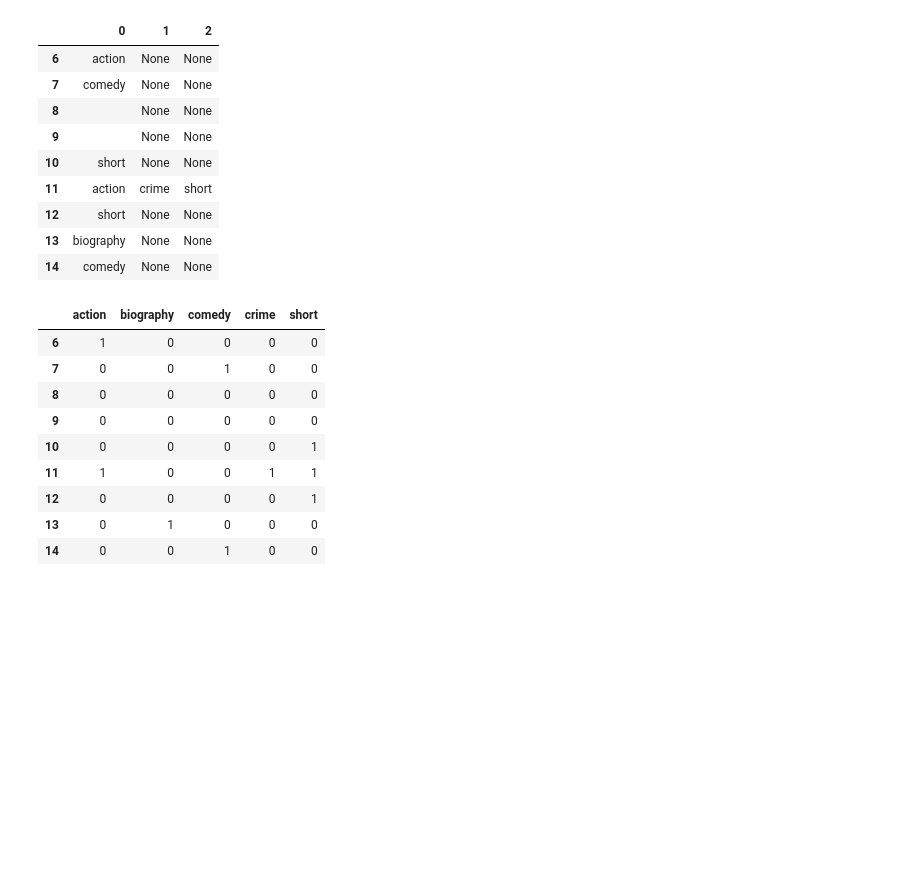
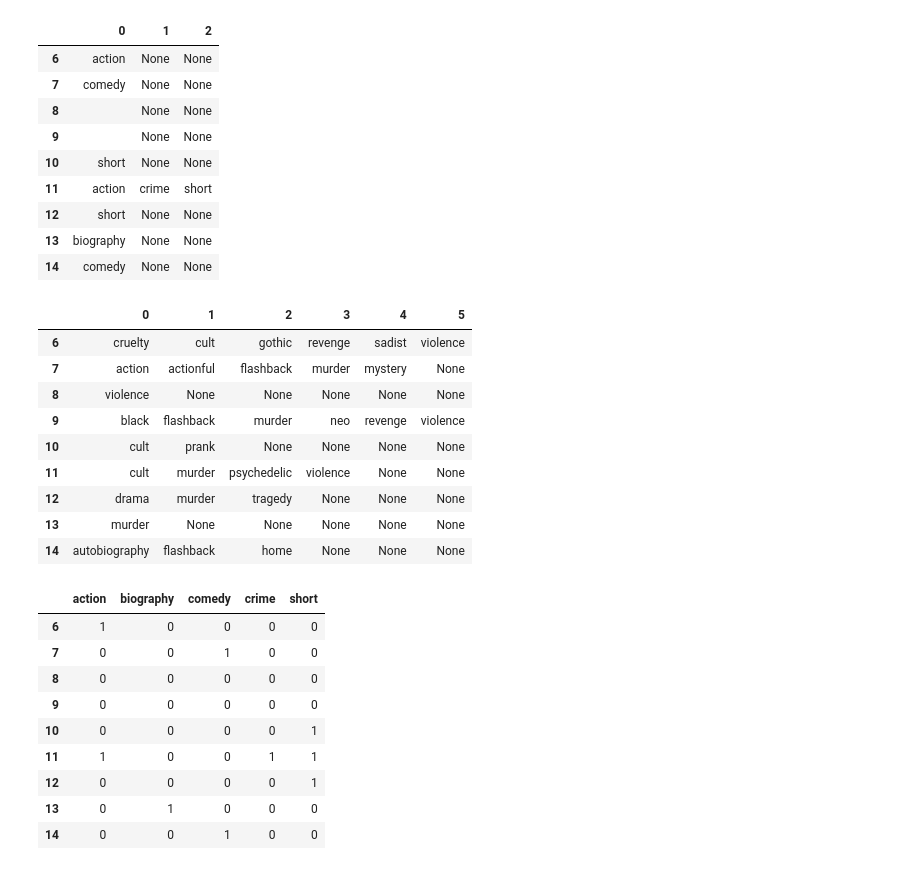
Before and after one commit to AlbertNegura/CATS, a Jupyter notebook: CATS-Main.ipynb, the cells around one changed output. Saved outputs shown, nothing was run; the diff lists cells and outputs as text; code cells hidden in the pictures; blank space fills up the shorter version.

```diff
--- a/CATS-Main.ipynb
+++ b/CATS-Main.ipynb
@@ -872,6 +1047,19 @@ movies.GenreSplitMain[6:15].apply(lambda x: '-'.join(x)).str.split(pat='-',n=5,e
 | 12 | short | None | None |
 | 13 | biography | None | None |
 | 14 | comedy | None | None |
+# %%
+df1.GenreSplitMain[6:15].apply(lambda x: '-'.join(x)).str.split(pat='-',n=5,expand=True)
+# %% [output]
+|  | 0 | 1 | 2 | 3 | 4 | 5 |
+| 6 | cruelty | cult | gothic | revenge | sadist | violence |
+| 7 | action | actionful | flashback | murder | mystery | None |
+| 8 | violence | None | None | None | None | None |
+| 9 | black | flashback | murder | neo | revenge | violence |
+| 10 | cult | prank | None | None | None | None |
+| 11 | cult | murder | psychedelic | violence | None | None |
+| 12 | drama | murder | tragedy | None | None | None |
+| 13 | murder | None | None | None | None | None |
+| 14 | autobiography | flashback | home | None | None | None |
 # %%
 movies.GenreSplitMain[6:15].apply(lambda x: '-'.join(x)).str.get_dummies(sep='-')
 # %% [output]
```
Also changed, not shown: parts of 34 cells of this notebook.
